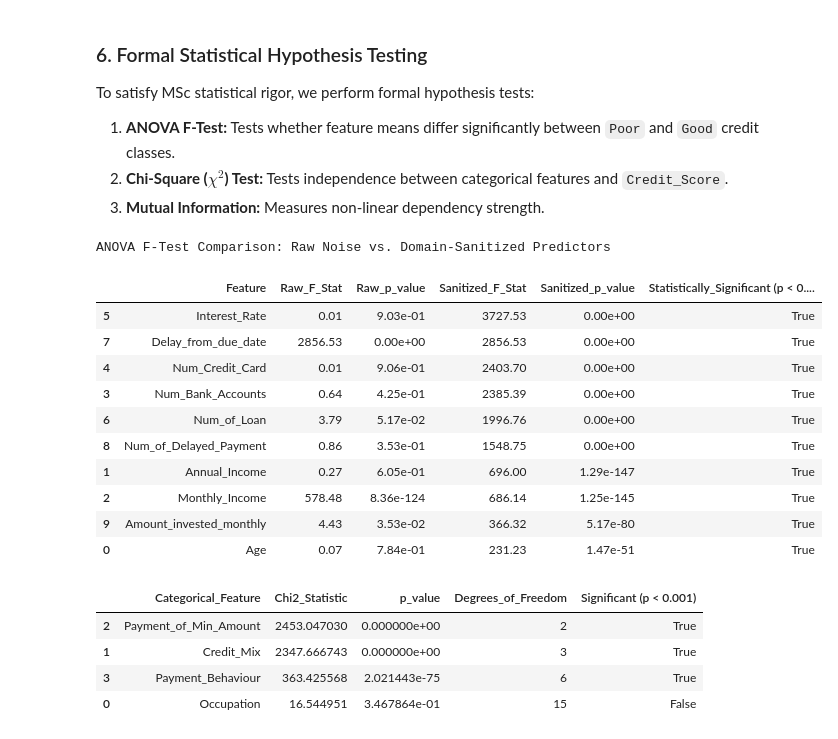
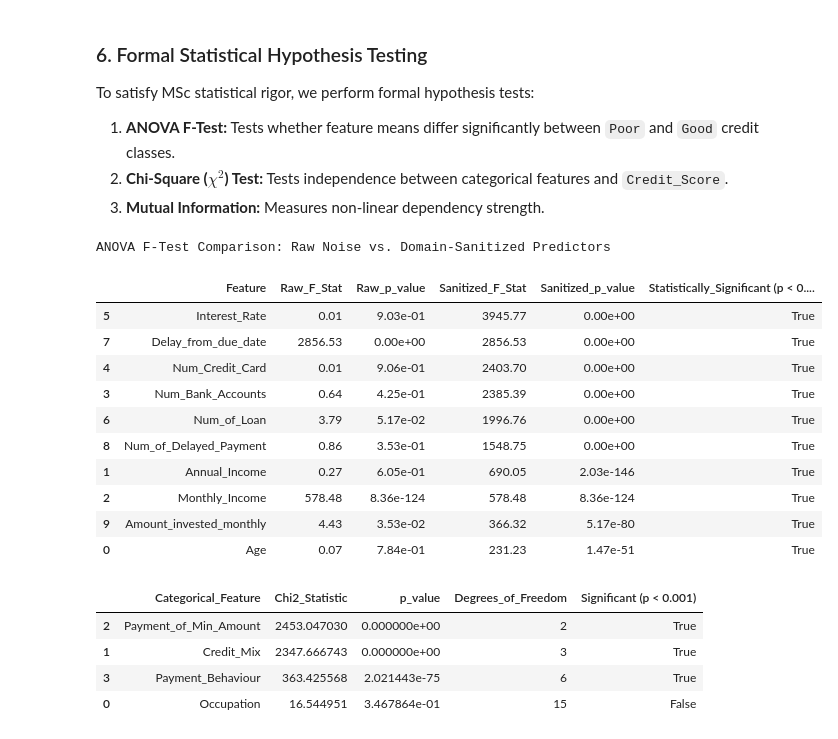
Before and after one commit to ginuka/IT5022_Fundamentals_of_Machine_Learning_Assignment, a Jupyter notebook: notebooks/01_eda_and_data_audit.ipynb, the cells around one changed output. Saved outputs shown, nothing was run; the diff lists cells and outputs as text; code cells hidden in the pictures.

```diff
--- a/notebooks/01_eda_and_data_audit.ipynb
+++ b/notebooks/01_eda_and_data_audit.ipynb
@@ -218,52 +213,50 @@ To satisfy MSc statistical rigor, we perform formal hypothesis tests:
 2. **Chi-Square ($\chi^2$) Test:** Tests independence between categorical features and `Credit_Score`.
 3. **Mutual Information:** Measures non-linear dependency strength.
 # %%
-# 1. Comparative ANOVA F-Test for Numerical Features: Raw Noise vs. Sanitized Data
+import sys, os
+sys.path.append(os.path.abspath('..'))
+from src.data_pipeline import VALID_RANGES
+
+# 1. Comparative ANOVA F-Test for Numerical Features: Raw Noise vs. Domain-Sanitized Data
 y_binary = (df['Credit_Score'] == 'Poor').astype(int)
 
-# Uncleaned (raw) numerical data
+# Uncleaned (raw) numerical data with median fill
 raw_clean_num_df = df[numeric_cols].fillna(df[numeric_cols].median())
 f_raw, p_raw = f_classif(raw_clean_num_df, y_binary)
 
-# Sanitized numerical data
+# Sanitized numerical data using domain boundaries
 df_sanitized_num = df[numeric_cols].copy()
-df_sanitized_num.loc[(df_sanitized_num['Age'] < 18) | (df_sanitized_num['Age'] > 100), 'Age'] = np.nan
-df_sanitized_num.loc[(df_sanitized_num['Annual_Income'] <= 0) | (df_sanitized_num['Annual_Income'] > 500000), 'Annual_Income'] = np.nan
-df_sanitized_num.loc[(df_sanitized_num['Monthly_Income'] <= 0) | (df_sanitized_num['Monthly_Income'] > 45000), 'Monthly_Income'] = np.nan
-df_sanitized_num['Monthly_Income'] = df_sanitized_num['Monthly_Income'].fillna(df_sanitized_num['Annual_Income'] / 12)
-df_sanitized_num['Annual_Income'] = df_sanitized_num['Annual_Income'].fillna(df_sanitized_num['Monthly_Income'] * 12)
-df_sanitized_num.loc[(df_sanitized_num['Interest_Rate'] < 0) | (df_sanitized_num['Interest_Rate'] > 100), 'Interest_Rate'] = np.nan
-df_sanitized_num.loc[(df_sanitized_num['Num_Bank_Accounts'] < 0) | (df_sanitized_num['Num_Bank_Accounts'] > 20), 'Num_Bank_Accounts'] = np.nan
-df_sanitized_num.loc[(df_sanitized_num['Num_Credit_Card'] < 0) | (df_sanitized_num['Num_Credit_Card'] > 20), 'Num_Credit_Card'] = np.nan
-df_sanitized_num.loc[(df_sanitized_num['Num_of_Loan'] < 0) | (df_sanitized_num['Num_of_Loan'] > 25), 'Num_of_Loan'] = np.nan
-df_sanitized_num.loc[(df_sanitized_num['Num_of_Delayed_Payment'] < 0) | (df_sanitized_num['Num_of_Delayed_Payment'] > 50), 'Num_of_Delayed_Payment'] = np.nan
+for col, (lo, hi) in VALID_RANGES.items():
+    if col in df_sanitized_num.columns:
+        df_sanitized_num.loc[(df_sanitized_num[col] < lo) | (df_sanitized_num[col] > hi), col] = np.nan
+
 df_sanitized_num.loc[df_sanitized_num['Amount_invested_monthly'] >= 10000, 'Amount_invested_monthly'] = np.nan
 
 sanitized_clean_num = df_sanitized_num.fillna(df_sanitized_num.median())
 f_clean, p_clean = f_classif(sanitized_clean_num, y_binary)
 
 anova_df = pd.DataFrame({
     'Feature': numeric_cols,
     'Raw_F_Stat': np.round(f_raw, 2),
     'Raw_p_value': [f'{p:.2e}' for p in p_raw],
     'Sanitized_F_Stat': np.round(f_clean, 2),
     'Sanitized_p_value': [f'{p:.2e}' for p in p_clean],
     'Statistically_Significant (p < 0.001)': p_clean < 0.001
 }).sort_values(by='Sanitized_F_Stat', ascending=False)
 
 print('ANOVA F-Test Comparison: Raw Noise vs. Domain-Sanitized Predictors')
 display(anova_df)
 # %% [output]
 ANOVA F-Test Comparison: Raw Noise vs. Domain-Sanitized Predictors
 |  | Feature | Raw_F_Stat | Raw_p_value | Sanitized_F_Stat | Sanitized_p_value | Statistically_Significant (p < 0.... |
-| 5 | Interest_Rate | 0.01 | 9.03e-01 | 3727.53 | 0.00e+00 | True |
+| 5 | Interest_Rate | 0.01 | 9.03e-01 | 3945.77 | 0.00e+00 | True |
 | 7 | Delay_from_due_date | 2856.53 | 0.00e+00 | 2856.53 | 0.00e+00 | True |
 | 4 | Num_Credit_Card | 0.01 | 9.06e-01 | 2403.70 | 0.00e+00 | True |
 | 3 | Num_Bank_Accounts | 0.64 | 4.25e-01 | 2385.39 | 0.00e+00 | True |
 | 6 | Num_of_Loan | 3.79 | 5.17e-02 | 1996.76 | 0.00e+00 | True |
 | 8 | Num_of_Delayed_Payment | 0.86 | 3.53e-01 | 1548.75 | 0.00e+00 | True |
-| 1 | Annual_Income | 0.27 | 6.05e-01 | 696.00 | 1.29e-147 | True |
-| 2 | Monthly_Income | 578.48 | 8.36e-124 | 686.14 | 1.25e-145 | True |
+| 1 | Annual_Income | 0.27 | 6.05e-01 | 690.05 | 2.03e-146 | True |
+| 2 | Monthly_Income | 578.48 | 8.36e-124 | 578.48 | 8.36e-124 | True |
 | 9 | Amount_invested_monthly | 4.43 | 3.53e-02 | 366.32 | 5.17e-80 | True |
 | 0 | Age | 0.07 | 7.84e-01 | 231.23 | 1.47e-51 | True |
 # %%
```
Also changed, not shown: parts of 6 cells of this notebook, 15 other files.
